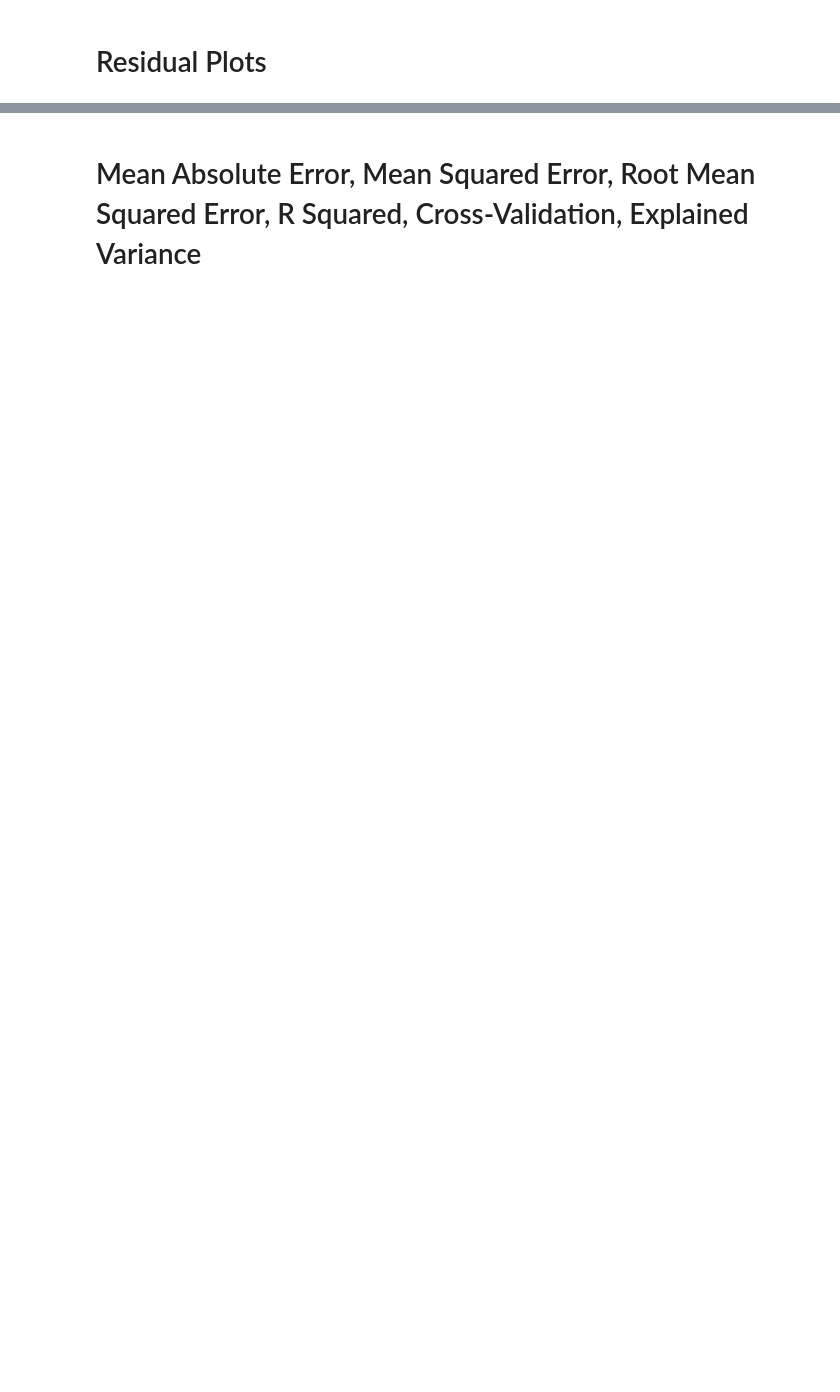
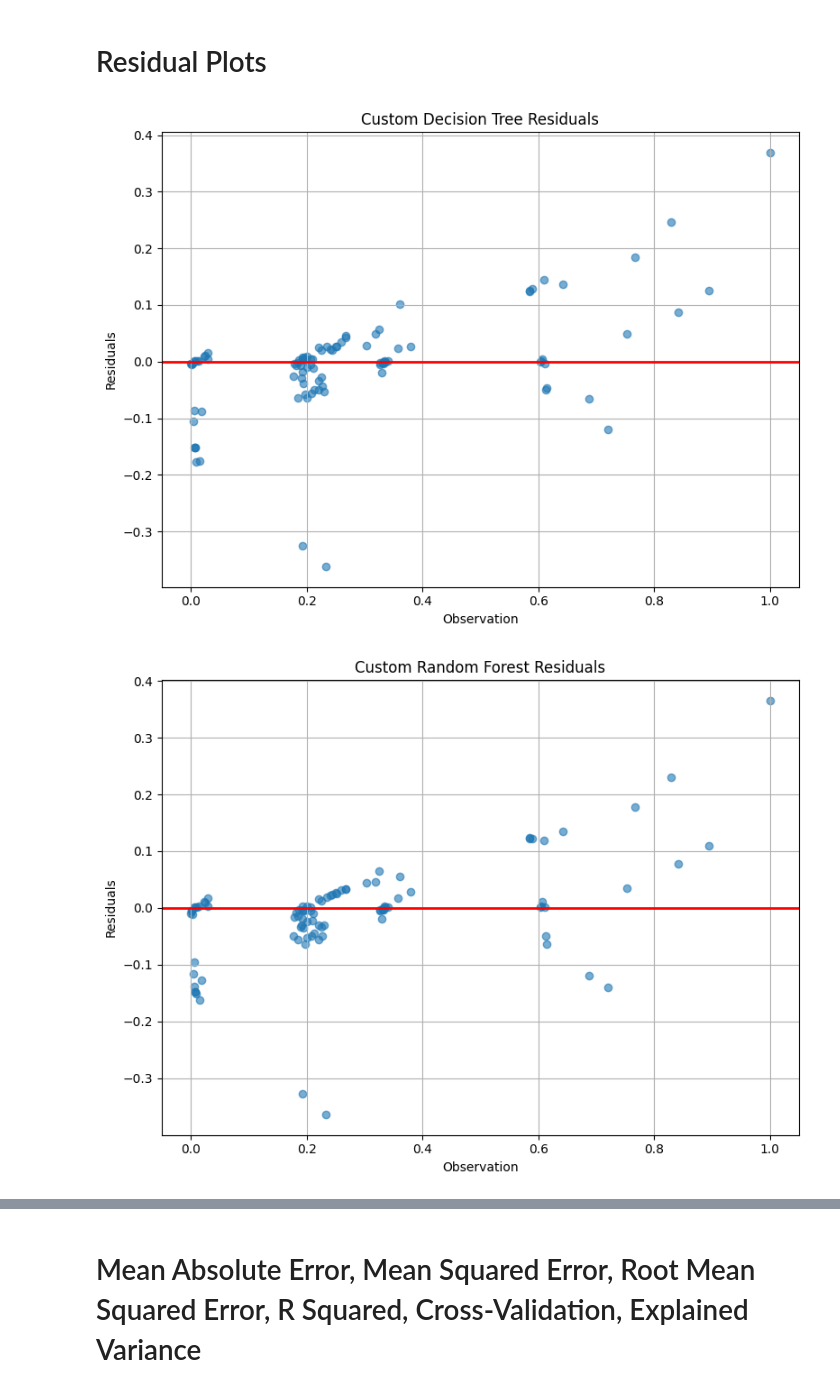
Before and after one commit to NathanPortelli/ICS5110-Applied-ML, a Jupyter notebook: main.ipynb, the cells around one changed output, grey strips where cells are left out. Cells and saved outputs as stored; diff of their text form; code cells hidden in the pictures; blank space fills up the shorter version.

```diff
--- a/main.ipynb
+++ b/main.ipynb
@@ -330,13 +356,13 @@ plt.show()
 # %% [markdown]
 # Residual Plots
 # %%
-custom_decision_tree_residuals = y_test - Custom_Decision_Tree_Regressor_Prediction
-custom_random_forest_residuals = y_test - Custom_Random_Forest_Regressor_Prediction
-custom_linear_regression_residuals = y_test - Custom_Linear_Regression_Prediction
+DT_Residuals = y_test - DT_Average_Predictions
+RF_Residuals = y_test - RF_Average_Predictions
+LR_Residuals = y_test - LR_Average_Predictions
 
 # Plot for Custom Decision Tree
 plt.figure(figsize=(8, 6))
-plt.scatter(y_test, custom_decision_tree_residuals, alpha=0.6)
+plt.scatter(y_test, DT_Residuals, alpha=0.6)
 plt.axhline(y=0, color='r', linestyle='-', linewidth=2)
 plt.grid(True)
 plt.xlabel('Observation')
@@ -346,36 +372,39 @@ plt.tight_layout()
 plt.show()
 
 # Plot for Custom Random Forest
 plt.figure(figsize=(8, 6))
-plt.scatter(y_test, custom_random_forest_residuals, alpha=0.6)
+plt.scatter(y_test, RF_Residuals, alpha=0.6)
 plt.axhline(y=0, color='r', linestyle='-', linewidth=2)
 plt.grid(True)
 plt.xlabel('Observation')
 plt.ylabel('Residuals')
 plt.title('Custom Random Forest Residuals')
 plt.tight_layout()
 plt.show()
 
 # Plot for Custom Linear Regression
 plt.figure(figsize=(8, 6))
-plt.scatter(y_test, custom_linear_regression_residuals, alpha=0.6)
+plt.scatter(y_test, LR_Residuals, alpha=0.6)
 plt.axhline(y=0, color='r', linestyle='-', linewidth=2)
 plt.grid(True)
 plt.xlabel('Observation')
 plt.ylabel('Residuals')
 plt.title('Custom Linear Regression Residuals')
 plt.tight_layout()
 plt.show()
 
 # Residuals vs. Predicted Values for all models
 plt.figure(figsize=(12, 8))
-plt.scatter(Custom_Decision_Tree_Regressor_Prediction, custom_decision_tree_residuals, label='Decision Tree Residuals')
-plt.scatter(Custom_Random_Forest_Regressor_Prediction, custom_random_forest_residuals, label='Random Forest Residuals')
-plt.scatter(Custom_Linear_Regression_Prediction, custom_linear_regression_residuals, label='Linear Regression Residuals')
+plt.scatter(DT_Average_Predictions, DT_Residuals, label='Decision Tree Residuals')
+plt.scatter(RF_Average_Predictions, RF_Residuals, label='Random Forest Residuals')
+plt.scatter(LR_Average_Predictions, LR_Residuals, label='Linear Regression Residuals')
 plt.axhline(y=0, color='r', linestyle='--', label='Residuals Mean')
 plt.xlabel('Predicted Values')
 plt.ylabel('Residuals')
-plt.title('Residuals vs. Predicted Values')
+plt.title('Residuals vs. Average Predicted Values')
 plt.legend(loc='lower center', bbox_to_anchor=(0.5,-0.25))
 plt.grid(True)
 plt.show()
+# %% [output]
+[figure, added]
+[figure, added]
```
Also changed, not shown: parts of 15 cells of this notebook.
